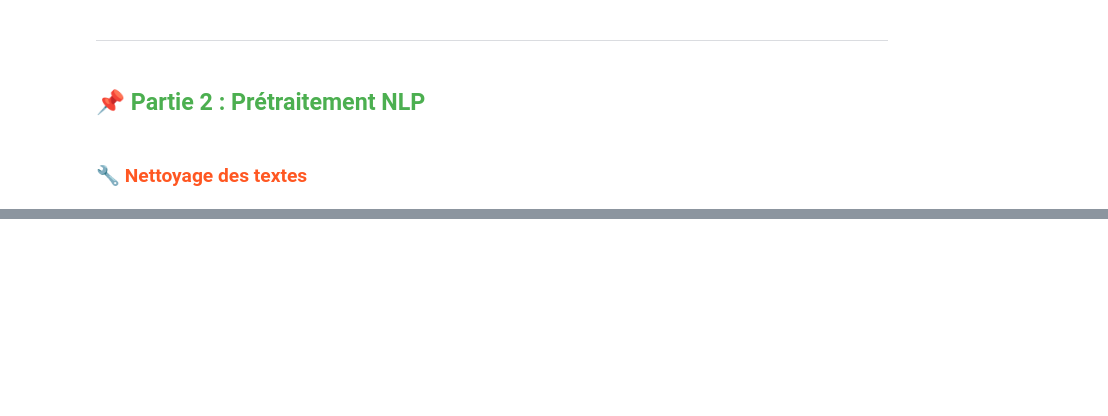
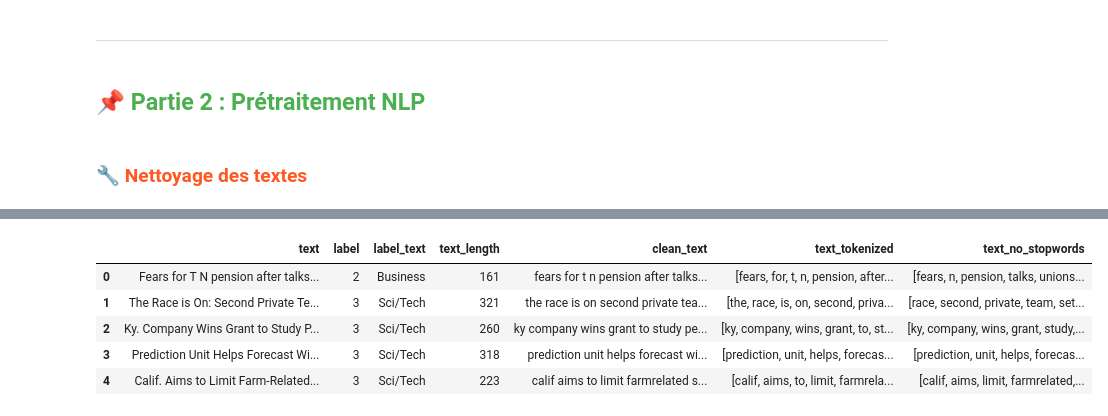
Before and after one commit to bouchramilo/News_Classifier, a Jupyter notebook: notebooks/partie_1.ipynb, the cells around one changed output, grey strips where cells are left out. Drawn from its saved outputs; the diff is of its cells as text; code cells hidden in the pictures; blank space fills up the shorter version.

```diff
--- a/notebooks/partie_1.ipynb
+++ b/notebooks/partie_1.ipynb
@@ -137,0 +163,9 @@ for label_id, label_name in enumerate(labels_map):
+# %%
+test_df.head(5)
+# %% [output]
+|  | text | label | label_text | text_length | clean_text | text_tokenized | text_no_stopwords |
+| 0 | Fears for T N pension after talks... | 2 | Business | 161 | fears for t n pension after talks... | [fears, for, t, n, pension, after... | [fears, n, pension, talks, unions... |
+| 1 | The Race is On: Second Private Te... | 3 | Sci/Tech | 321 | the race is on second private tea... | [the, race, is, on, second, priva... | [race, second, private, team, set... |
+| 2 | Ky. Company Wins Grant to Study P... | 3 | Sci/Tech | 260 | ky company wins grant to study pe... | [ky, company, wins, grant, to, st... | [ky, company, wins, grant, study,... |
+| 3 | Prediction Unit Helps Forecast Wi... | 3 | Sci/Tech | 318 | prediction unit helps forecast wi... | [prediction, unit, helps, forecas... | [prediction, unit, helps, forecas... |
+| 4 | Calif. Aims to Limit Farm-Related... | 3 | Sci/Tech | 223 | calif aims to limit farmrelated s... | [calif, aims, to, limit, farmrela... | [calif, aims, limit, farmrelated,... |
```
Also changed, not shown: parts of 4 cells of this notebook, 1 other file.
